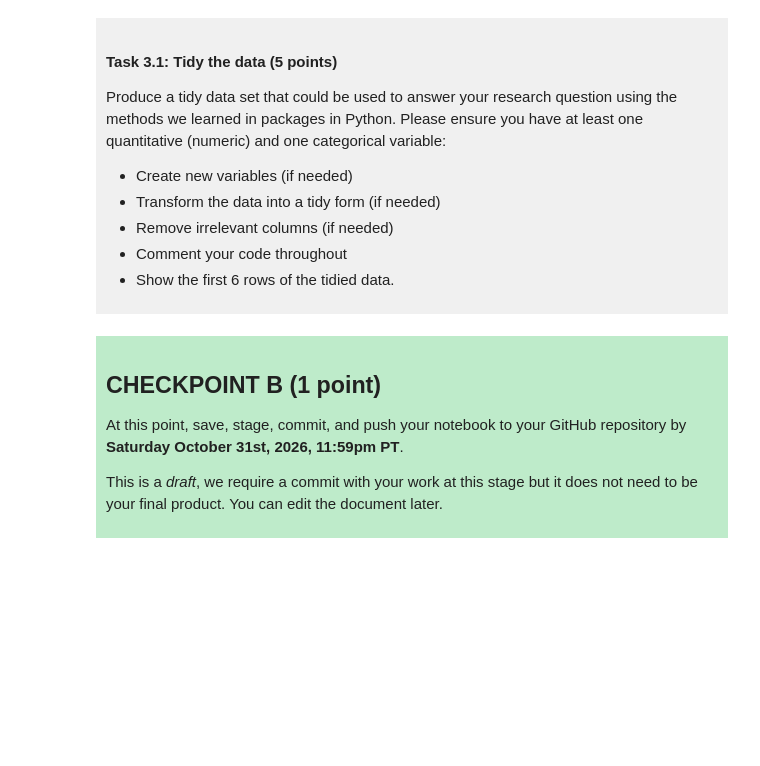
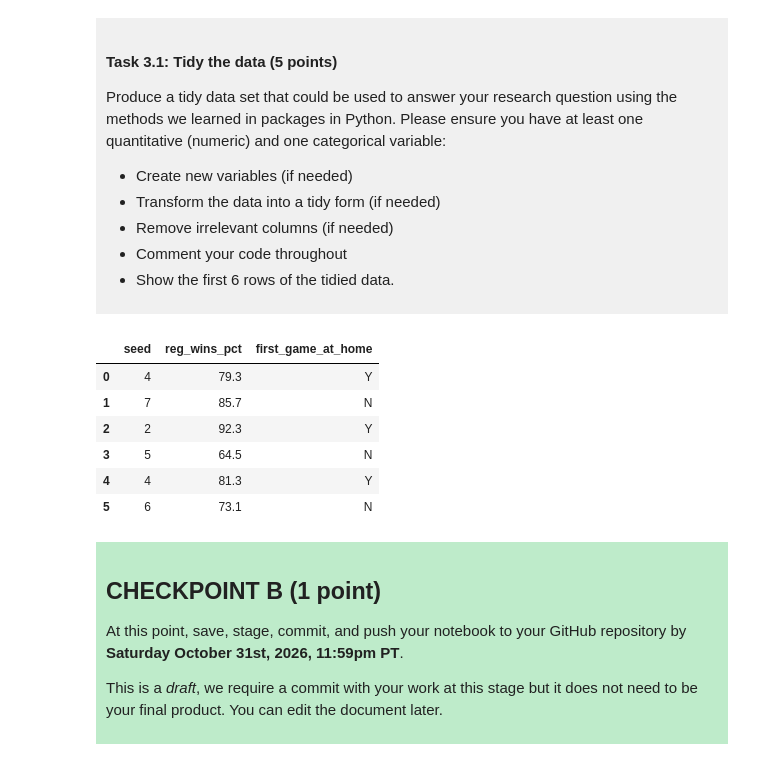
Before and after one commit to acli7/dsci-100-project-acadia, a Jupyter notebook: dsci-100-project-notebook.ipynb, the cells around one changed output. Saved outputs shown, nothing was run; the diff lists cells and outputs as text; code cells hidden in the pictures; blank space fills up the shorter version.

```diff
--- a/dsci-100-project-notebook.ipynb
+++ b/dsci-100-project-notebook.ipynb
@@ -187,7 +197,24 @@ Produce a tidy data set that could be used to answer your research question usin
 
 </div>
 # %%
-### EDIT THIS CODE CELL ###
+#remove irrelevant columns and keep only the variables of interest
+basketball_tidy = basketball[["seed", "reg_wins_pct", "first_game_at_home"]]
+
+#verify that "seed" and "reg_wins_pct" are quantitative and "first_game_at_home is categorical"
+basketball_tidy.dtypes
+
+#show the first 6 rows of tidied data
+basketball_tidy.head(6)
+
+#this data is tidy because each row is a single observation, each column is a single variable, and each value is a single cell
+# %% [output]
+|  | seed | reg_wins_pct | first_game_at_home |
+| 0 | 4 | 79.3 | Y |
+| 1 | 7 | 85.7 | N |
+| 2 | 2 | 92.3 | Y |
+| 3 | 5 | 64.5 | N |
+| 4 | 4 | 81.3 | Y |
+| 5 | 6 | 73.1 | N |
 # %% [markdown]
 <div style="background-color: #beebca; padding: 10px;">
 
```
Also changed, not shown: parts of 3 cells of this notebook.
